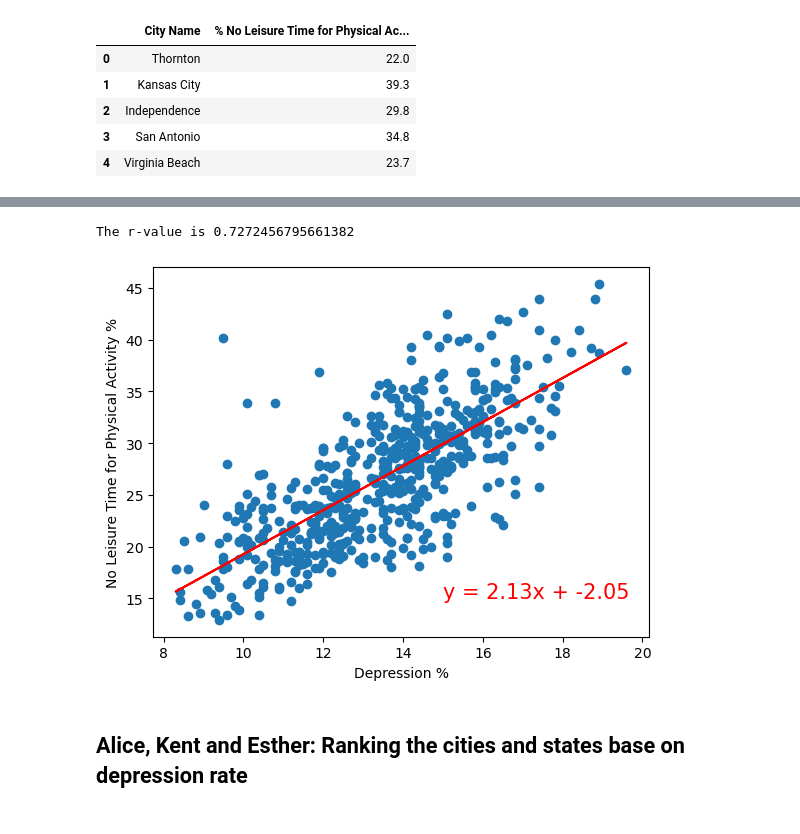
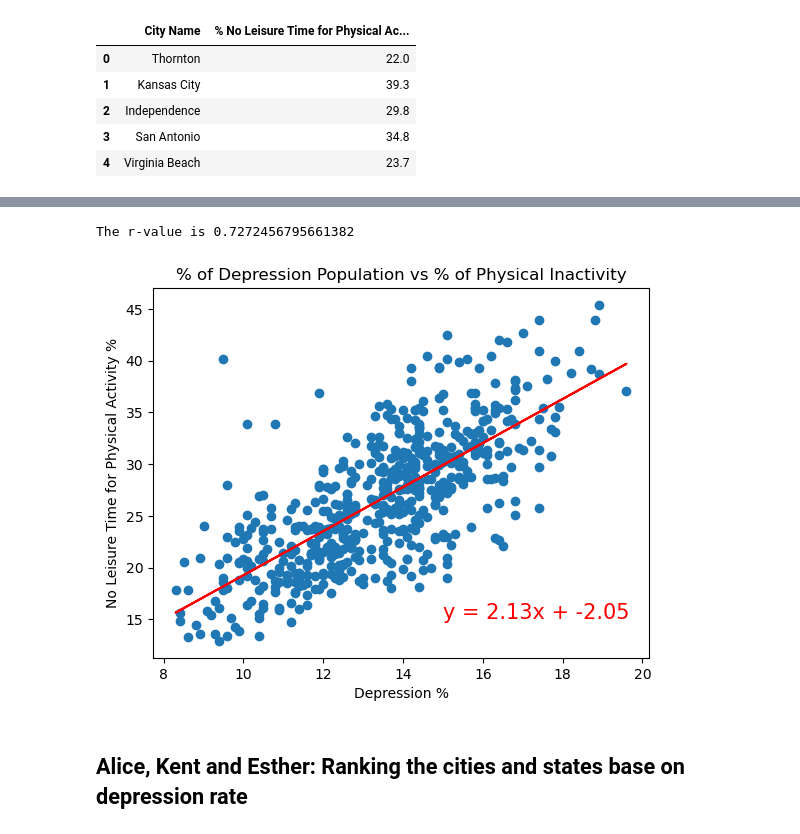
Before and after one commit to LanNguyen135/Group2, a Jupyter notebook: main.ipynb, the cells around one changed output, grey strips where cells are left out. Drawn from its saved outputs; the diff is of its cells as text; code cells hidden in the pictures.

```diff
--- a/Alice.ipynb
+++ b/main.ipynb
@@ -84,5 +75,11 @@ mental_df
 # %%
-# Add values to dataframe
+# Create the mental heath dataframe
+mental_df = pd.DataFrame()
+mental_df['City Name'] = ""
+mental_df['State'] = ""
+mental_df['Lat'] = ""
+mental_df['Lon'] = ""
+mental_df['% Depress'] = ""
 
 for x in range(len(mental_data)):
     mental_df.loc[x,'City Name'] = mental_data[x]['cityname']
@@ -91,6 +88,10 @@ for x in range(len(mental_data)):
     mental_df.loc[x, '% Depress'] = mental_data[x]['data_value']
     mental_df.loc[x, 'State'] = mental_data[x]['stateabbr']
 
+mental_df['Lat'] = mental_df['Lat'].astype("float")
+mental_df['Lon'] = mental_df['Lon'].astype("float")
+mental_df['% Depress'] = mental_df['% Depress'].astype("float")
+
 mental_df.head()
 # %% [output]
 |  | City Name | State | Lat | Lon | % Depress |
@@ -385,24 +398,25 @@ complete_df.head()
 # %%
 #Building a scatter plot for depression values and % No Leisure Time for physical Activity
 x_values = complete_df["% Depress"]
 y_values = complete_df["% No Leisure Time for Physical Activity"]
 
 slope, intercept, rvalue, pvalue, stderr = linregress(x_values, y_values)
 regress_values = x_values*slope + intercept
 plt.plot(x_values, regress_values, 'r')
 
 plt.scatter(x_values, y_values)
+plt.title("% of Depression Population vs % of Physical Inactivity")
 plt.xlabel("Depression %")
 plt.ylabel("No Leisure Time for Physical Activity %")
 plt.text(15,15, f"y = {round(slope,2)}x + {round(intercept, 2)}", fontsize=15, color='r')
 
 #show plot
 print(f"The r-value is {rvalue}")
 plt.savefig("Output/depressionVsPhysical.jpg")
 plt.show()
 # %% [output]
 The r-value is 0.7272456795661382
-[figure, old version]
+[figure, new version]
 # %% [markdown]
 ## Alice, Kent and Esther: Ranking the cities and states base on depression rate
 # %%
```
Also changed, not shown: parts of 18 cells of this notebook, 2 other files.
